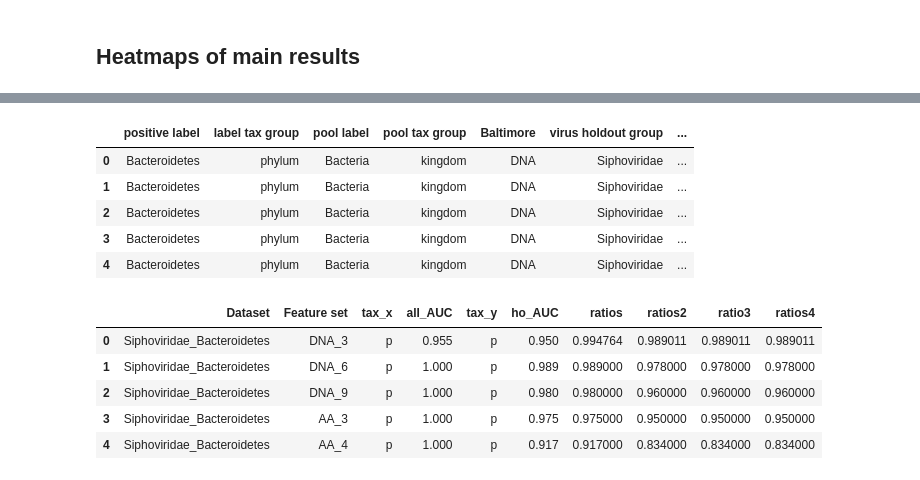
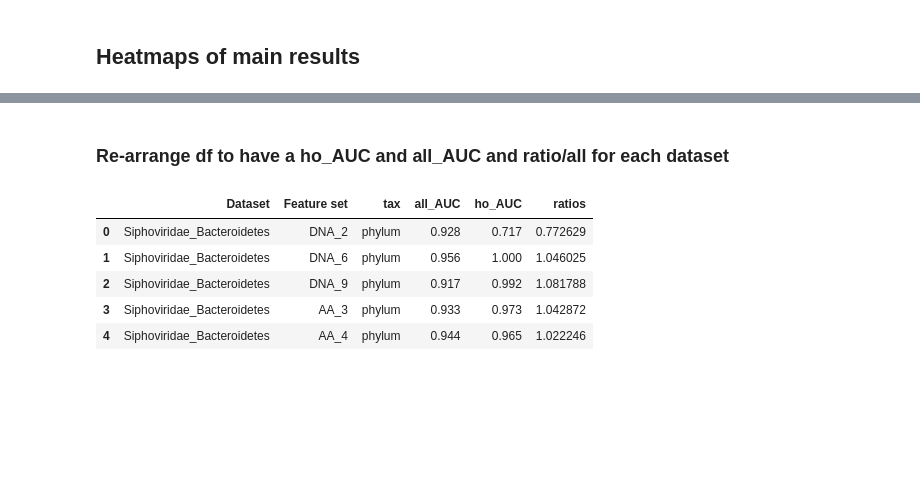
Before and after one commit to youngfran/virus_host_predict, a Jupyter notebook: code/Plots_HO_AUC_Bact.ipynb, the cells around one changed output, grey strips where cells are left out. Saved outputs shown, nothing was run; the diff lists cells and outputs as text; code cells hidden in the pictures; blank space fills up the shorter version.

```diff
--- a/code/Plots_HO_AUC_Bact.ipynb
+++ b/code/Plots_HO_AUC_Bact.ipynb
@@ -145,16 +51,23 @@ f.savefig('Figures/heatmap_HO_Bact_no_ds.png', bbox_inches="tight")
+# %% [markdown]
+### Re-arrange  df to have a  ho_AUC and all_AUC and ratio/all for each dataset
 # %%
-ho_df = results[results.training_group=='Holdout']
+ho_df = df[df.training_group=='holdout']
 ho_df = ho_df.rename(columns={'AUC':'ho_AUC'})
 ho_df = ho_df[['Dataset','Feature set','tax','ho_AUC']]
+ho_df['Dataset']= ho_df.apply( lambda row: row['Dataset'][:-8] , axis=1)
 
+all_df = df[df.training_group=='all']
+all_df = all_df.rename(columns={'AUC':'all_AUC'})
+all_df = all_df[['Dataset','Feature set','tax','all_AUC']]
+all_df['Dataset']= all_df.apply( lambda row: row['Dataset'][:-4] , axis=1)
 
-ho_df['Dataset']= ho_df.apply( lambda row: row['Dataset'][:-8] , axis=1)
+ratios_df = pd.merge(all_df,ho_df, on= ['Dataset','Feature set','tax'])
+ratios_df['ratios']= ratios_df.apply( lambda row:  row['ho_AUC']/row['all_AUC']  , axis=1)
+ratios_df.head()
+# %% [output]
+|  | Dataset | Feature set | tax | all_AUC | ho_AUC | ratios |
+| 0 | Siphoviridae_Bacteroidetes | DNA_2 | phylum | 0.928 | 0.717 | 0.772629 |
+| 1 | Siphoviridae_Bacteroidetes | DNA_6 | phylum | 0.956 | 1.000 | 1.046025 |
+| 2 | Siphoviridae_Bacteroidetes | DNA_9 | phylum | 0.917 | 0.992 | 1.081788 |
+| 3 | Siphoviridae_Bacteroidetes | AA_3 | phylum | 0.933 | 0.973 | 1.042872 |
+| 4 | Siphoviridae_Bacteroidetes | AA_4 | phylum | 0.944 | 0.965 | 1.022246 |
-# %%
-results.head()
-# %% [output]
-|  | positive label | label tax group | pool label | pool tax group | Baltimore | virus holdout group | ... |
-| 0 | Bacteroidetes | phylum | Bacteria | kingdom | DNA | Siphoviridae | ... |
-| 1 | Bacteroidetes | phylum | Bacteria | kingdom | DNA | Siphoviridae | ... |
-| 2 | Bacteroidetes | phylum | Bacteria | kingdom | DNA | Siphoviridae | ... |
-| 3 | Bacteroidetes | phylum | Bacteria | kingdom | DNA | Siphoviridae | ... |
-| 4 | Bacteroidetes | phylum | Bacteria | kingdom | DNA | Siphoviridae | ... |
@@ -185,11 +73,0 @@ ratios_df['ratio3']= ratios_df.apply( lambda row:  (row['ho_AUC']-0.5)/(row['all
-# %%
-fs_order =['DNA_2','DNA_6','DNA_9','AA_3','AA_4','PC_5','PC_6','Domain_1']
-
-ratios_df.head()
-# %% [output]
-|  | Dataset | Feature set | tax_x | all_AUC | tax_y | ho_AUC | ratios | ratios2 | ratio3 | ratios4 |
-| 0 | Siphoviridae_Bacteroidetes | DNA_3 | p | 0.955 | p | 0.950 | 0.994764 | 0.989011 | 0.989011 | 0.989011 |
-| 1 | Siphoviridae_Bacteroidetes | DNA_6 | p | 1.000 | p | 0.989 | 0.989000 | 0.978000 | 0.978000 | 0.978000 |
-| 2 | Siphoviridae_Bacteroidetes | DNA_9 | p | 1.000 | p | 0.980 | 0.980000 | 0.960000 | 0.960000 | 0.960000 |
-| 3 | Siphoviridae_Bacteroidetes | AA_3 | p | 1.000 | p | 0.975 | 0.975000 | 0.950000 | 0.950000 | 0.950000 |
-| 4 | Siphoviridae_Bacteroidetes | AA_4 | p | 1.000 | p | 0.917 | 0.917000 | 0.834000 | 0.834000 | 0.834000 |
```
Also changed, not shown: parts of 30 cells of this notebook, 5 other files.
